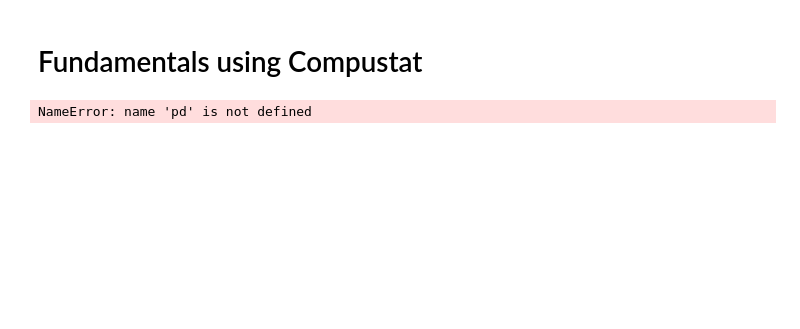
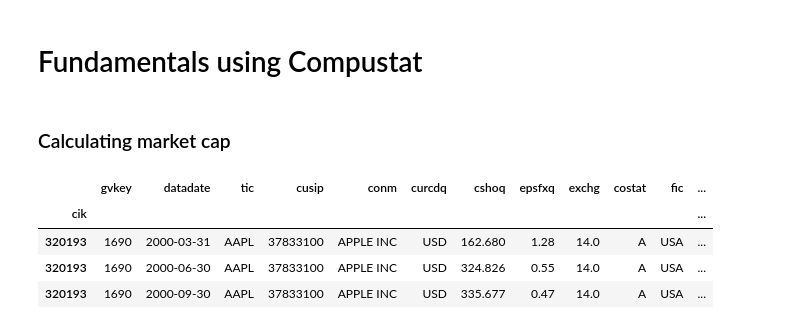
Before and after one commit to shinathan/polygon.io-stock-database, a Jupyter notebook: 13_fundamentals_compustat.ipynb, the cells around one changed output. Saved outputs shown, nothing was run; the diff lists cells and outputs as text; code cells hidden in the pictures; blank space fills up the shorter version.

Commit message:
market cap

```diff
--- a/13_fundamentals_compustat.ipynb
+++ b/13_fundamentals_compustat.ipynb
@@ -12,0 +13,2 @@ import pandas as pd
+# %% [markdown]
+### Calculating market cap
@@ -13,5 +20,11 @@ import pandas as pd
 # %%
-fundamentals = pd.read_csv('../data/other/compustat.csv', index_col='cik')
-fundamentals.index = fundamentals.index.fillna(0).astype(int)
+# fundamentals = pd.read_csv('../data/other/compustat.csv', index_col='cik')
+# fundamentals.index = fundamentals.index.fillna(0).astype(int)
+# fundamentals['datadate'] = pd.to_datetime(fundamentals['datadate']).dt.date
+# fundamentals.loc[320193].head(3)
 # %% [output]
-NameError: name 'pd' is not defined
+|  | gvkey | datadate | tic | cusip | conm | curcdq | cshoq | epsfxq | exchg | costat | fic | ... |
+| cik |  |  |  |  |  |  |  |  |  |  |  | ... |
+| 320193 | 1690 | 2000-03-31 | AAPL | 37833100 | APPLE INC | USD | 162.680 | 1.28 | 14.0 | A | USA | ... |
+| 320193 | 1690 | 2000-06-30 | AAPL | 37833100 | APPLE INC | USD | 324.826 | 0.55 | 14.0 | A | USA | ... |
+| 320193 | 1690 | 2000-09-30 | AAPL | 37833100 | APPLE INC | USD | 335.677 | 0.47 | 14.0 | A | USA | ... |
```
Also changed, not shown: parts of 4 cells of this notebook, 2 other files.
